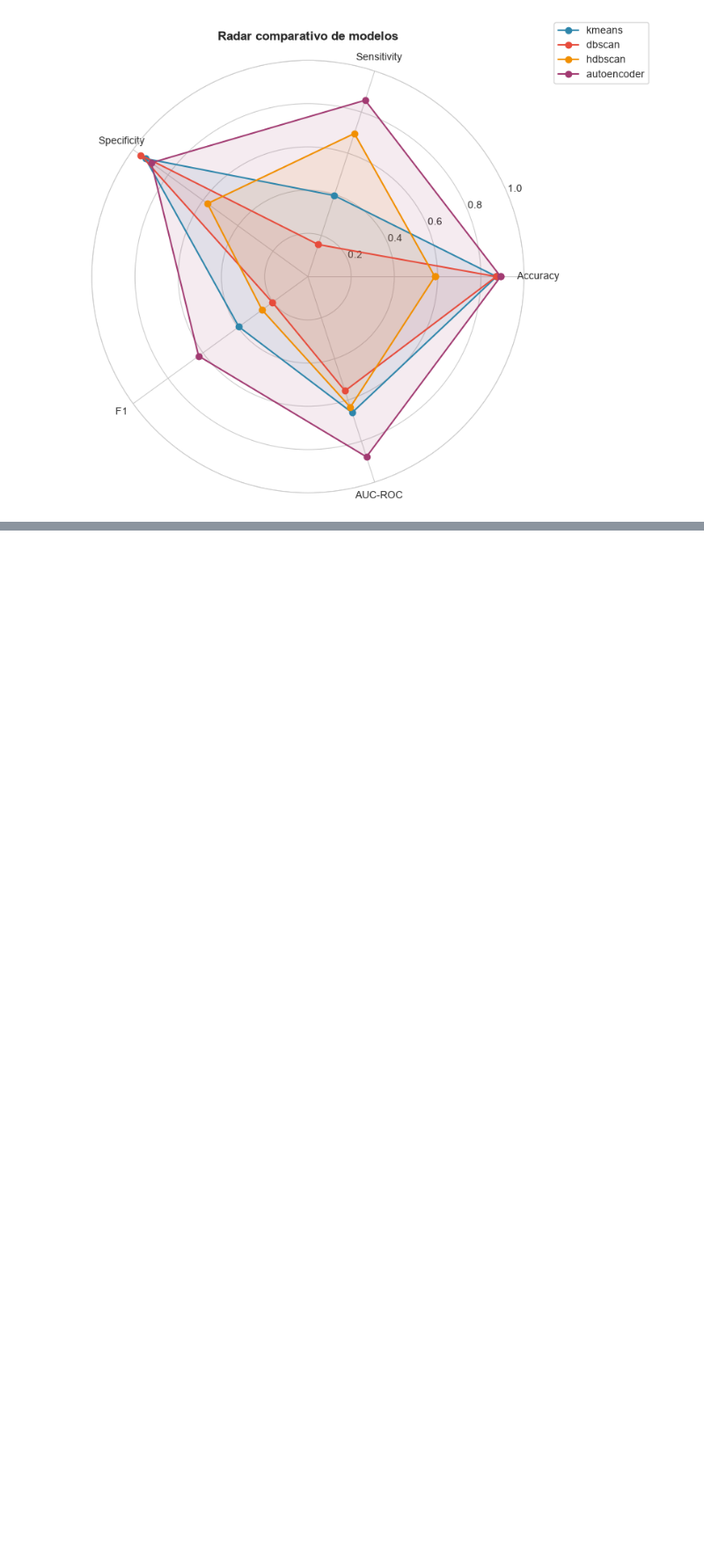
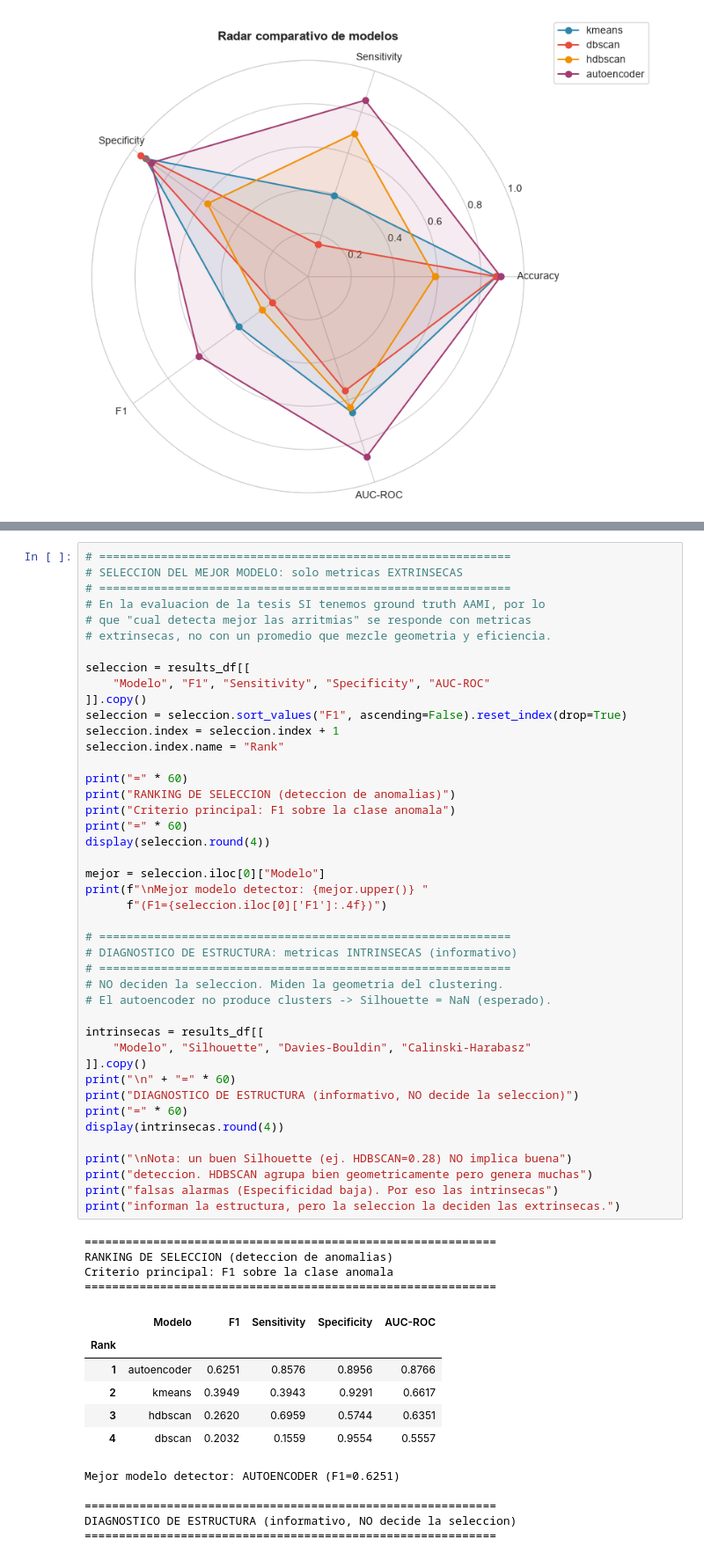
Before and after one commit to JDGarcia25/tfp-cardio-tesis, a Jupyter notebook: notebooks/05_evaluation.ipynb, the cells around one changed output, grey strips where cells are left out. Shown at 88% size. Cells and saved outputs as stored; diff of their text form; blank space fills up the shorter version.

```diff
--- a/notebooks/05_evaluation.ipynb
+++ b/notebooks/05_evaluation.ipynb
@@ -585,0 +502,59 @@ contribuye mas al total.
+# %%
+# ============================================================
+# SELECCION DEL MEJOR MODELO: solo metricas EXTRINSECAS
+# ============================================================
+# En la evaluacion de la tesis SI tenemos ground truth AAMI, por lo
+# que "cual detecta mejor las arritmias" se responde con metricas
+# extrinsecas, no con un promedio que mezcle geometria y eficiencia.
+
+seleccion = results_df[[
+    "Modelo", "F1", "Sensitivity", "Specificity", "AUC-ROC"
+]].copy()
+seleccion = seleccion.sort_values("F1", ascending=False).reset_index(drop=True)
+seleccion.index = seleccion.index + 1
+seleccion.index.name = "Rank"
+
+print("=" * 60)
+print("RANKING DE SELECCION (deteccion de anomalias)")
+print("Criterio principal: F1 sobre la clase anomala")
+print("=" * 60)
+display(seleccion.round(4))
+
+mejor = seleccion.iloc[0]["Modelo"]
+print(f"\nMejor modelo detector: {mejor.upper()} "
+      f"(F1={seleccion.iloc[0]['F1']:.4f})")
+
+# ============================================================
+# DIAGNOSTICO DE ESTRUCTURA: metricas INTRINSECAS (informativo)
+# ============================================================
+# NO deciden la seleccion. Miden la geometria del clustering.
+# El autoencoder no produce clusters -> Silhouette = NaN (esperado).
+
+intrinsecas = results_df[[
+    "Modelo", "Silhouette", "Davies-Bouldin", "Calinski-Harabasz"
+]].copy()
+print("\n" + "=" * 60)
+print("DIAGNOSTICO DE ESTRUCTURA (informativo, NO decide la seleccion)")
+print("=" * 60)
+display(intrinsecas.round(4))
+
+print("\nNota: un buen Silhouette (ej. HDBSCAN=0.28) NO implica buena")
+print("deteccion. HDBSCAN agrupa bien geometricamente pero genera muchas")
+print("falsas alarmas (Especificidad baja). Por eso las intrinsecas")
+print("informan la estructura, pero la seleccion la deciden las extrinsecas.")
+# %% [output]
+============================================================
+RANKING DE SELECCION (deteccion de anomalias)
+Criterio principal: F1 sobre la clase anomala
+============================================================
+|  | Modelo | F1 | Sensitivity | Specificity | AUC-ROC |
+| Rank |  |  |  |  |  |
+| 1 | autoencoder | 0.6251 | 0.8576 | 0.8956 | 0.8766 |
+| 2 | kmeans | 0.3949 | 0.3943 | 0.9291 | 0.6617 |
+| 3 | hdbscan | 0.2620 | 0.6959 | 0.5744 | 0.6351 |
+| 4 | dbscan | 0.2032 | 0.1559 | 0.9554 | 0.5557 |
+Mejor modelo detector: AUTOENCODER (F1=0.6251)
+
+============================================================
+DIAGNOSTICO DE ESTRUCTURA (informativo, NO decide la seleccion)
+============================================================
```
Also changed, not shown: parts of 17 cells of this notebook, 3 other files.
